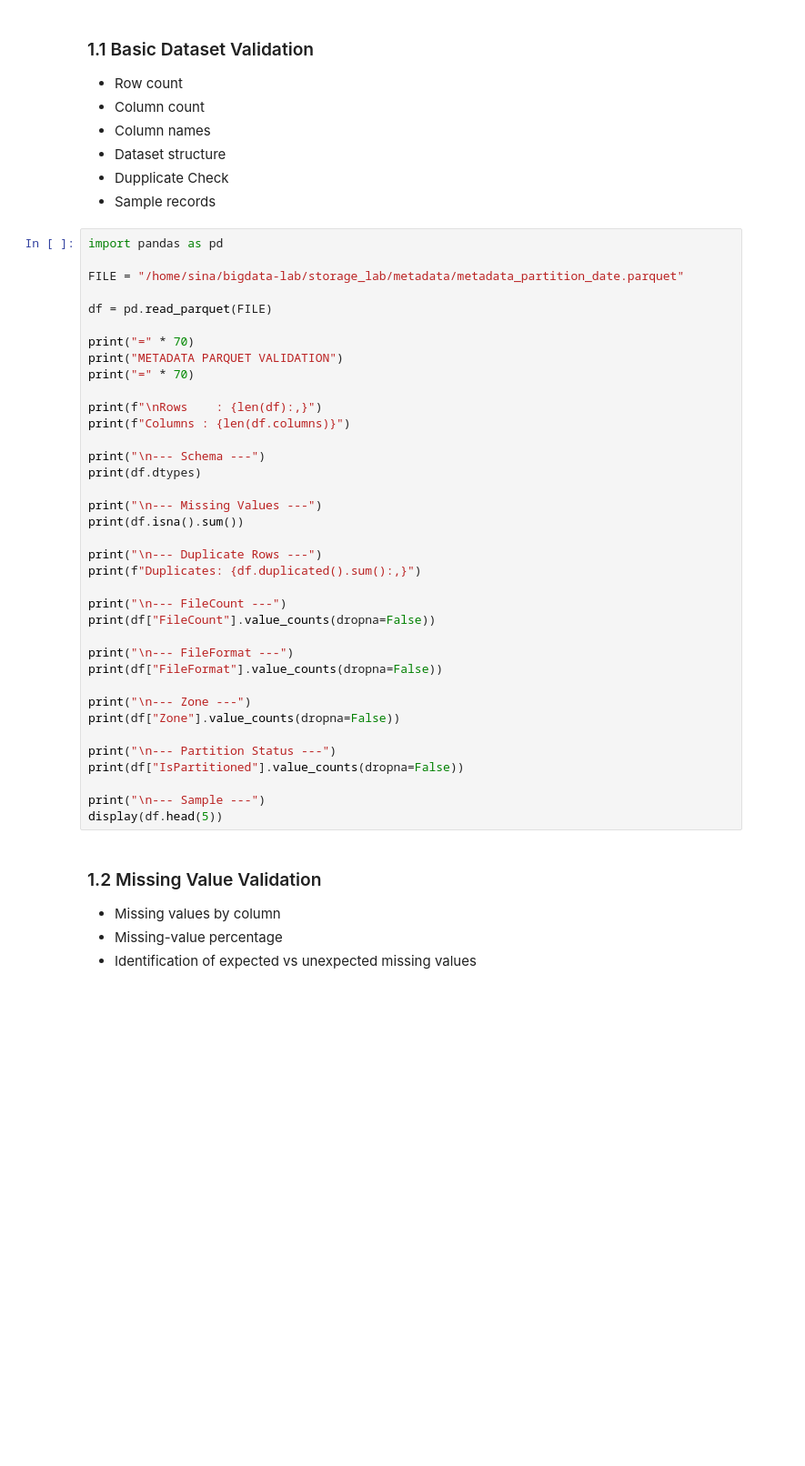
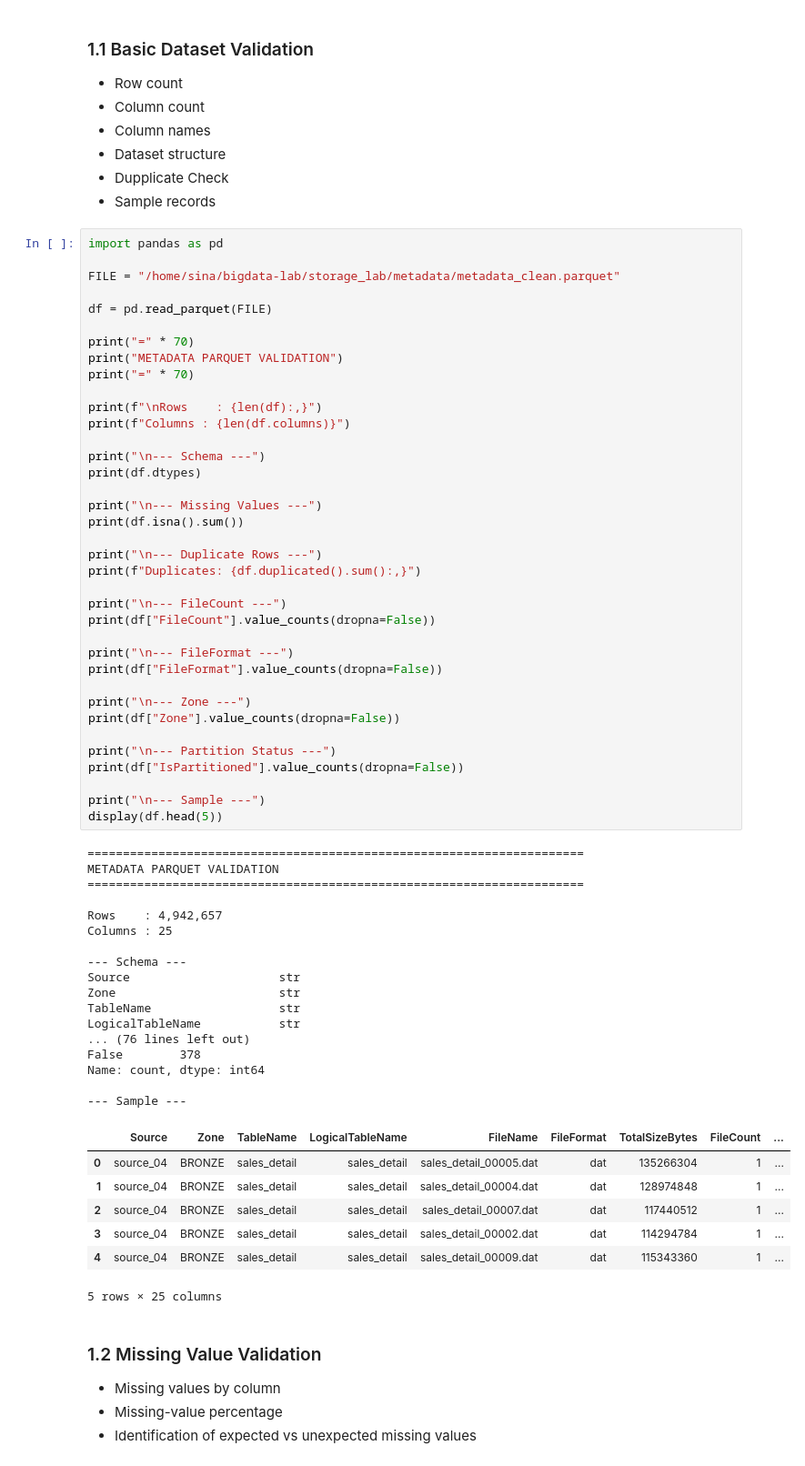
Before and after one commit to sinanaderi88/big-data-storage-management, a Jupyter notebook: analysis/01_metadata_validation.ipynb, the cells around one changed output. Shown at 91% size. Saved outputs shown, nothing was run; the diff lists cells and outputs as text; blank space fills up the shorter version.

Commit message:
Revise metadata validation and storage analysis

```diff
--- a/analysis/01_metadata_validation.ipynb
+++ b/analysis/01_metadata_validation.ipynb
@@ -102,40 +128,65 @@ The validated Parquet dataset will be used as the trusted input for the subseque
 # %%
 import pandas as pd
 
-FILE = "/home/sina/bigdata-lab/storage_lab/metadata/metadata_partition_date.parquet"
+FILE = "/home/sina/bigdata-lab/storage_lab/metadata/metadata_clean.parquet"
 
 df = pd.read_parquet(FILE)
 
 print("=" * 70)
 print("METADATA PARQUET VALIDATION")
 print("=" * 70)
 
 print(f"\nRows    : {len(df):,}")
 print(f"Columns : {len(df.columns)}")
 
 print("\n--- Schema ---")
 print(df.dtypes)
 
 print("\n--- Missing Values ---")
 print(df.isna().sum())
 
 print("\n--- Duplicate Rows ---")
 print(f"Duplicates: {df.duplicated().sum():,}")
 
 print("\n--- FileCount ---")
 print(df["FileCount"].value_counts(dropna=False))
 
 print("\n--- FileFormat ---")
 print(df["FileFormat"].value_counts(dropna=False))
 
 print("\n--- Zone ---")
 print(df["Zone"].value_counts(dropna=False))
 
 print("\n--- Partition Status ---")
 print(df["IsPartitioned"].value_counts(dropna=False))
 
 print("\n--- Sample ---")
 display(df.head(5))
+# %% [output]
+======================================================================
+METADATA PARQUET VALIDATION
+======================================================================
+
+Rows    : 4,942,657
+Columns : 25
+
+--- Schema ---
+Source                     str
+Zone                       str
+TableName                  str
+LogicalTableName           str
+... (76 lines left out)
+False        378
+Name: count, dtype: int64
+
+--- Sample ---
+|  | Source | Zone | TableName | LogicalTableName | FileName | FileFormat | TotalSizeBytes | FileCount | ... |
+| 0 | source_04 | BRONZE | sales_detail | sales_detail | sales_detail_00005.dat | dat | 135266304 | 1 | ... |
+| 1 | source_04 | BRONZE | sales_detail | sales_detail | sales_detail_00004.dat | dat | 128974848 | 1 | ... |
+| 2 | source_04 | BRONZE | sales_detail | sales_detail | sales_detail_00007.dat | dat | 117440512 | 1 | ... |
+| 3 | source_04 | BRONZE | sales_detail | sales_detail | sales_detail_00002.dat | dat | 114294784 | 1 | ... |
+| 4 | source_04 | BRONZE | sales_detail | sales_detail | sales_detail_00009.dat | dat | 115343360 | 1 | ... |
+5 rows × 25 columns
 # %% [markdown]
 ### 1.2 Missing Value Validation
 - Missing values by column
```
Also changed, not shown: parts of 15 cells of this notebook, 2 other files.
